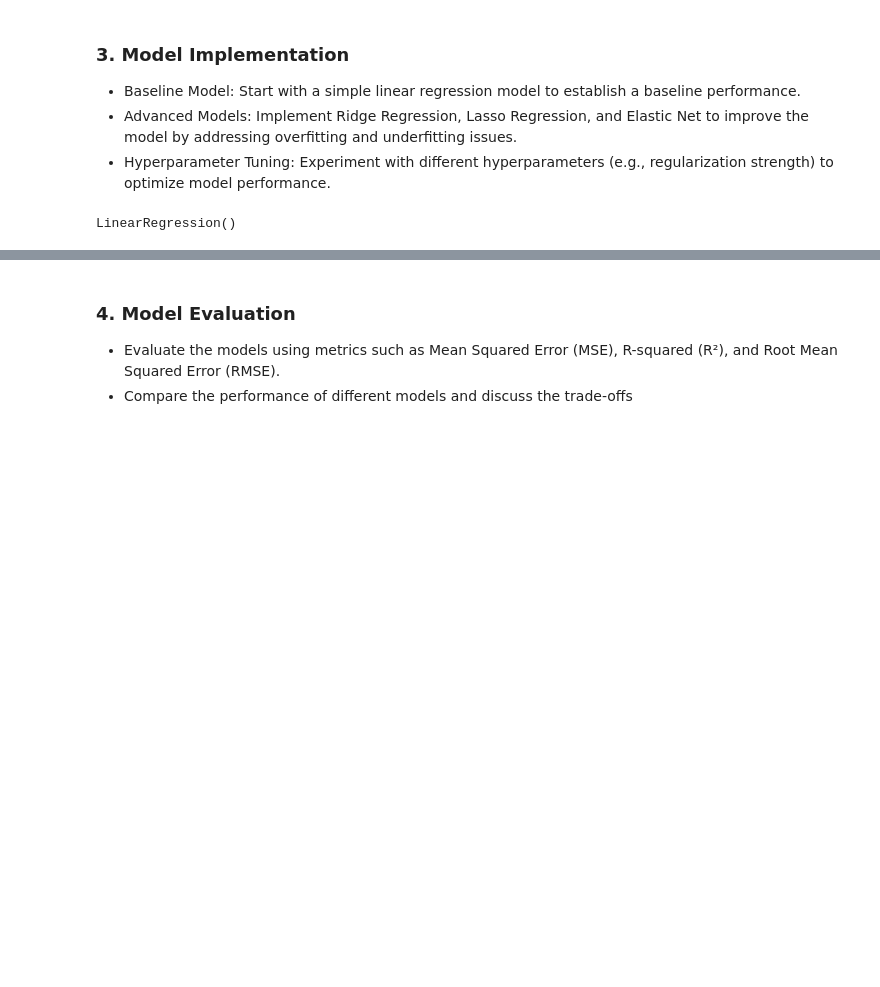
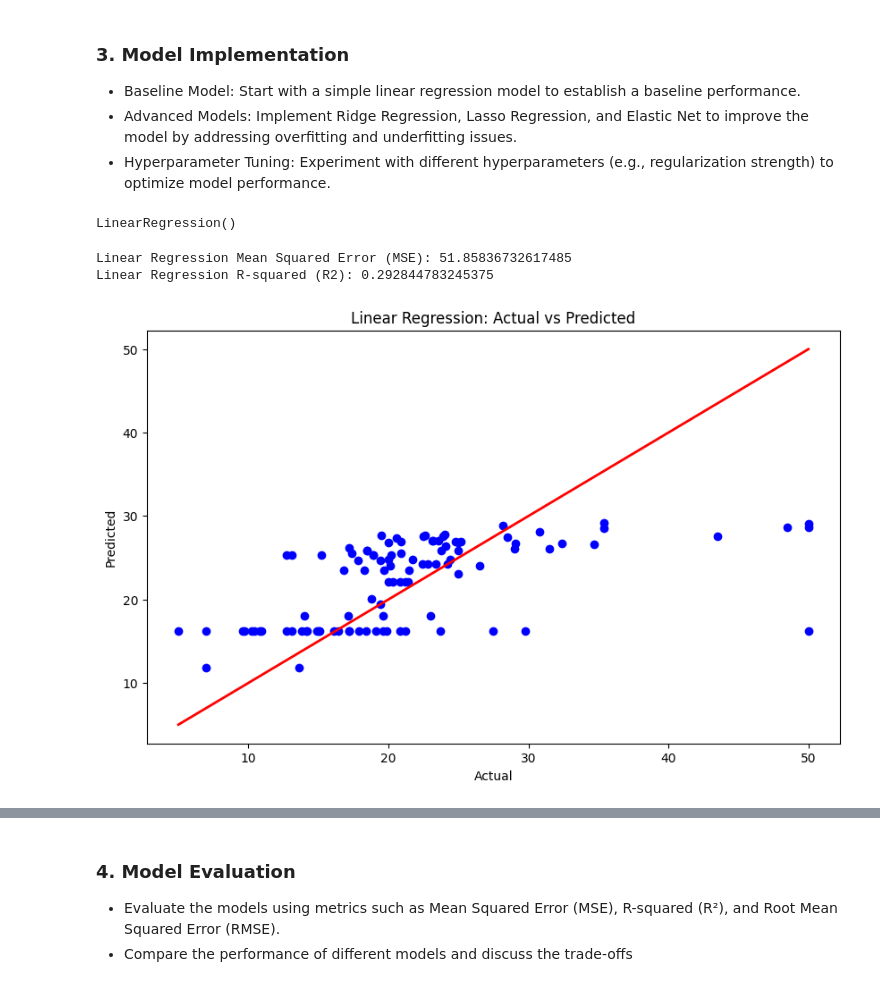
Before and after one commit to vKenjo/CS-ELEC-ML, a Jupyter notebook: SA#1/VIRAY_SA1.ipynb, the cells around one changed output, grey strips where cells are left out. Saved outputs shown, nothing was run; the diff lists cells and outputs as text; code cells hidden in the pictures; blank space fills up the shorter version.

```diff
--- a/SA#1/VIRAY_SA1.ipynb
+++ b/SA#1/VIRAY_SA1.ipynb
@@ -266,0 +267,32 @@ y_pred = model.predict(X_test)
+# %%
+def linear_regression(X_train, y_train, X_test, y_test):
+  # Create and train the linear regression model
+  linear_model = LinearRegression()
+  linear_model.fit(X_train, y_train)
+
+  # Make predictions on the test set
+  y_pred_linear = linear_model.predict(X_test)
+
+  # Evaluate the linear regression model
+  mse_linear = mean_squared_error(y_test, y_pred_linear)
+  r2_linear = r2_score(y_test, y_pred_linear)
+
+  print(f"Linear Regression Mean Squared Error (MSE): {mse_linear}")
+  print(f"Linear Regression R-squared (R2): {r2_linear}")
+
+  # Plotting the results
+  plt.figure(figsize=(10,6))
+  plt.scatter(y_test, y_pred_linear, color='blue')
+  plt.plot([y_test.min(), y_test.max()], [y_test.min(), y_test.max()], color='red', lw=2)
+  plt.xlabel('Actual')
+  plt.ylabel('Predicted')
+  plt.title('Linear Regression: Actual vs Predicted')
+  plt.show()
+
+  return linear_model, y_pred_linear
+
+linear_model, y_pred_linear = linear_regression(X_train, y_train, X_test, y_test)
+# %% [output]
+Linear Regression Mean Squared Error (MSE): 51.85836732617485
+Linear Regression R-squared (R2): 0.292844783245375
+[figure, added]
```
Also changed, not shown: parts of 7 cells of this notebook.
